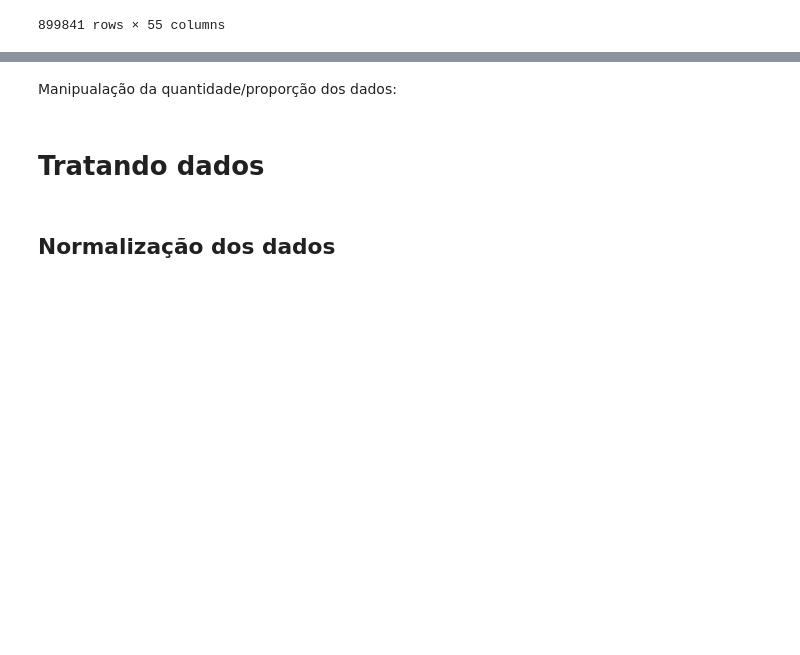
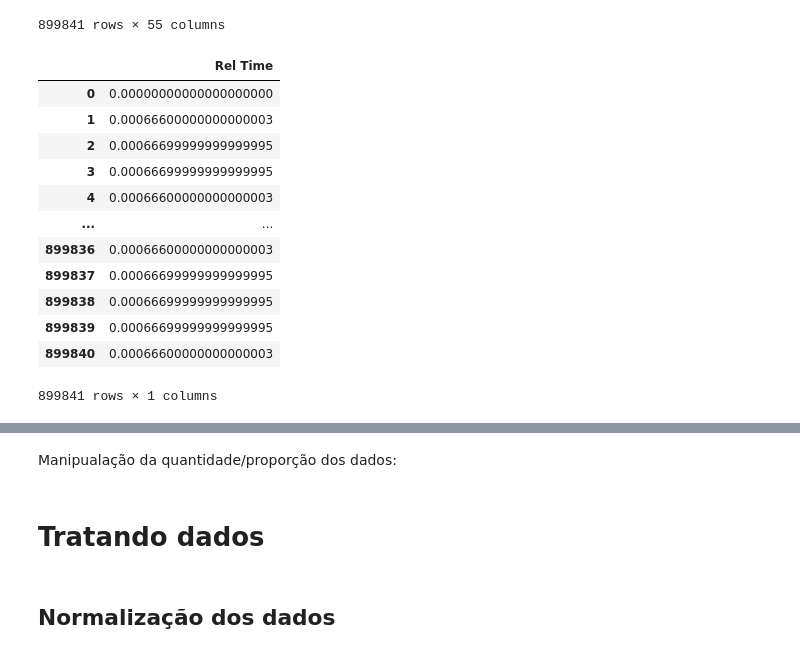
Before and after one commit to luiz-linkezio/IDS-Redes_Veiculares, a Jupyter notebook: Ethernet/Treinamento_do(s)_modelo(s)_de_IA.ipynb, the cells around one changed output, grey strips where cells are left out. Cells and saved outputs as stored; diff of their text form; code cells hidden in the pictures; blank space fills up the shorter version.

```diff
--- a/Ethernet/Treinamento_do(s)_modelo(s)_de_IA.ipynb
+++ b/Ethernet/Treinamento_do(s)_modelo(s)_de_IA.ipynb
@@ -63,3 +63,25 @@ df_benign
 | 899839 | 0.00066699999999999995 | 170 | 52209 | 28377 | 52602 | 25995 | 52997 | 23169 | 53394 | 19947 | ... | ... |
 | 899840 | 0.00066600000000000003 | 170 | 0 | 0 | 428 | 4276 | 857 | 8480 | 1286 | 12539 | ... | ... |
 899841 rows × 55 columns
+# %%
+df_benign = df_benign[[df_benign.columns[0]]]
+df_drop_packets = df_drop_packets[[df_drop_packets.columns[0]]]
+df_delay = df_delay[[df_delay.columns[0]]]
+df_out_of_sequence = df_out_of_sequence[[df_out_of_sequence.columns[0]]]
+df_transmit_timestamp_jitter = df_transmit_timestamp_jitter[[df_transmit_timestamp_jitter.columns[0]]]
+# %%
+df_benign
+# %% [output]
+|  | Rel Time |
+| 0 | 0.00000000000000000000 |
+| 1 | 0.00066600000000000003 |
+| 2 | 0.00066699999999999995 |
+| 3 | 0.00066699999999999995 |
+| 4 | 0.00066600000000000003 |
+| ... | ... |
+| 899836 | 0.00066600000000000003 |
+| 899837 | 0.00066699999999999995 |
+| 899838 | 0.00066699999999999995 |
+| 899839 | 0.00066699999999999995 |
+| 899840 | 0.00066600000000000003 |
+899841 rows × 1 columns
```
Also changed, not shown: parts of 21 cells of this notebook, 15 other files.
